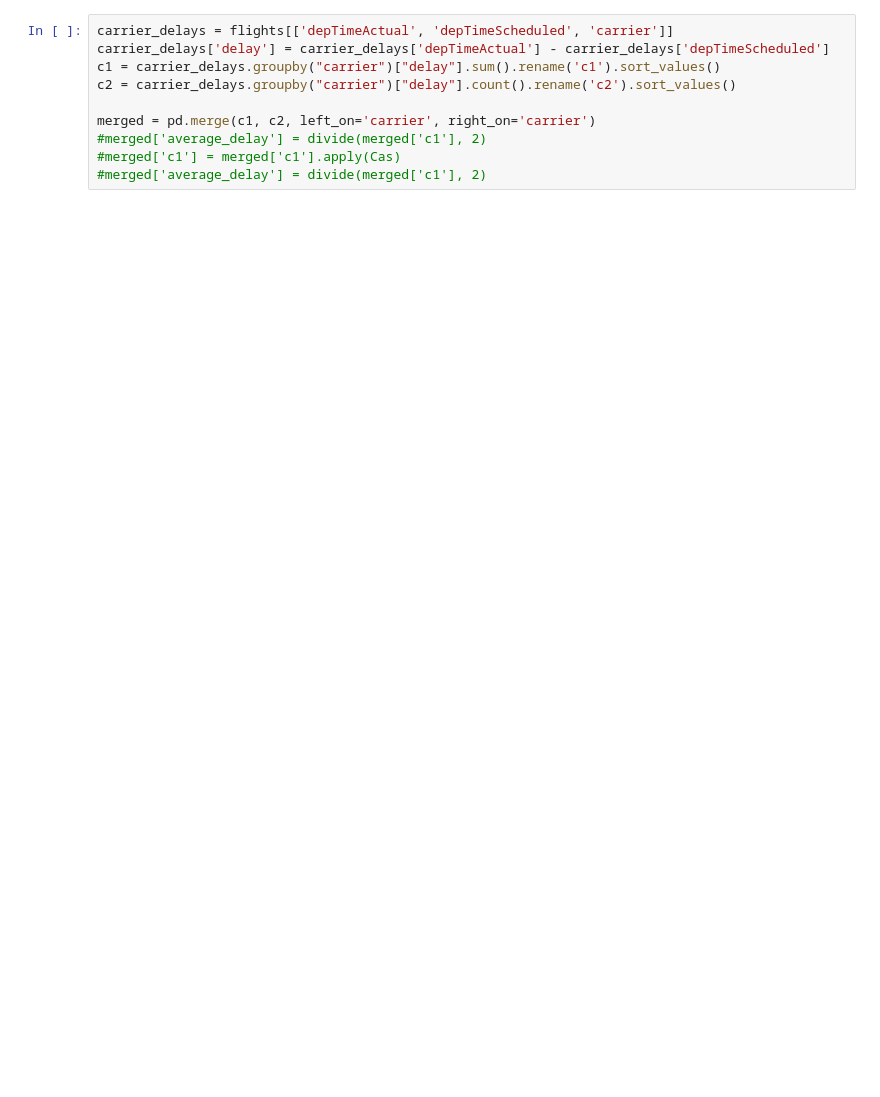
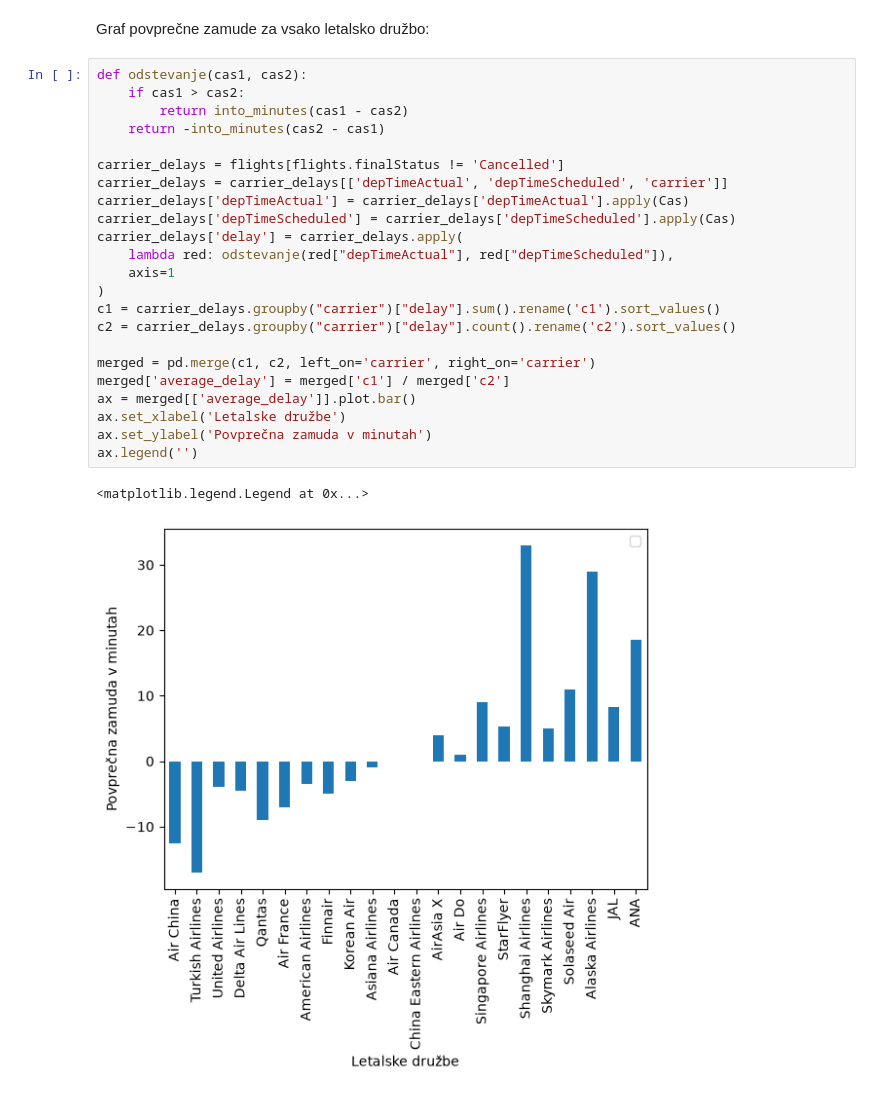
Before and after one commit to zeljanastamatovic/projektna-naloga-uvp, a Jupyter notebook: analiza.ipynb, the cells around one changed output. Saved outputs shown, nothing was run; the diff lists cells and outputs as text; blank space fills up the shorter version.

```diff
--- a/analiza.ipynb
+++ b/analiza.ipynb
@@ -18,10 +23,28 @@ ax.legend(flights["finalStatus"].value_counts().index)
+# %% [markdown]
+Graf povprečne zamude za vsako letalsko družbo:
 # %%
-carrier_delays = flights[['depTimeActual', 'depTimeScheduled', 'carrier']]
-carrier_delays['delay'] = carrier_delays['depTimeActual'] - carrier_delays['depTimeScheduled']
+def odstevanje(cas1, cas2):
+    if cas1 > cas2:
+        return into_minutes(cas1 - cas2)
+    return -into_minutes(cas2 - cas1)
+
+carrier_delays = flights[flights.finalStatus != 'Cancelled']
+carrier_delays = carrier_delays[['depTimeActual', 'depTimeScheduled', 'carrier']]
+carrier_delays['depTimeActual'] = carrier_delays['depTimeActual'].apply(Cas)
+carrier_delays['depTimeScheduled'] = carrier_delays['depTimeScheduled'].apply(Cas)
+carrier_delays['delay'] = carrier_delays.apply(
+    lambda red: odstevanje(red["depTimeActual"], red["depTimeScheduled"]),
+    axis=1
+)
 c1 = carrier_delays.groupby("carrier")["delay"].sum().rename('c1').sort_values()
 c2 = carrier_delays.groupby("carrier")["delay"].count().rename('c2').sort_values()
 
 merged = pd.merge(c1, c2, left_on='carrier', right_on='carrier')
-#merged['average_delay'] = divide(merged['c1'], 2)
-#merged['c1'] = merged['c1'].apply(Cas)
-#merged['average_delay'] = divide(merged['c1'], 2)
+merged['average_delay'] = merged['c1'] / merged['c2']
+ax = merged[['average_delay']].plot.bar()
+ax.set_xlabel('Letalske družbe')
+ax.set_ylabel('Povprečna zamuda v minutah')
+ax.legend('')
+# %% [output]
+<matplotlib.legend.Legend at 0x...>
+[figure, added]
```
Also changed, not shown: parts of 12 cells of this notebook, 11 other files.
